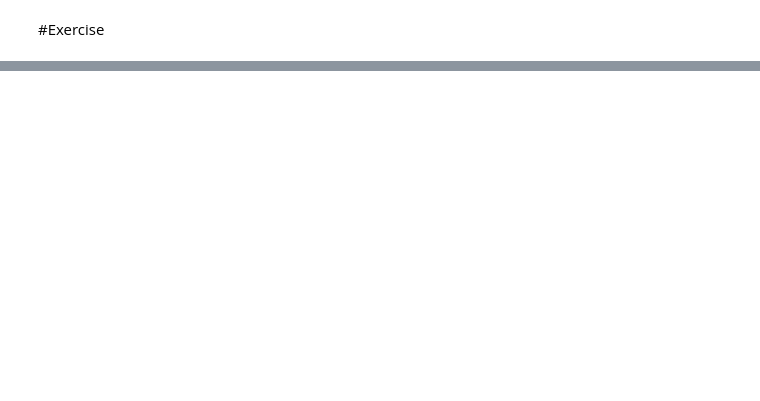
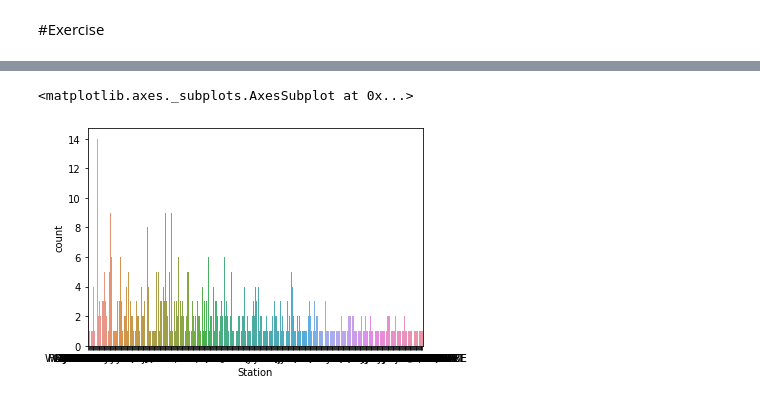
Before and after one commit to atlas-github/fstep_20, a Jupyter notebook: fstep_20_dataviz.ipynb, the cells around one changed output, grey strips where cells are left out. Saved outputs shown, nothing was run; the diff lists cells and outputs as text; code cells hidden in the pictures; blank space fills up the shorter version.

```diff
--- a/fstep_20_dataviz.ipynb
+++ b/fstep_20_dataviz.ipynb
@@ -10,0 +228,3 @@
+# %%
+stations = pd.read_excel("Remote-Booth-Station.xls")
+stations
@@ -10,0 +245,5 @@
+# %%
+sns.countplot(x = "Station", data = stations)
+# %% [output]
+<matplotlib.axes._subplots.AxesSubplot at 0x...>
+[figure, added]
```
Also changed, not shown: parts of 25 cells of this notebook.
